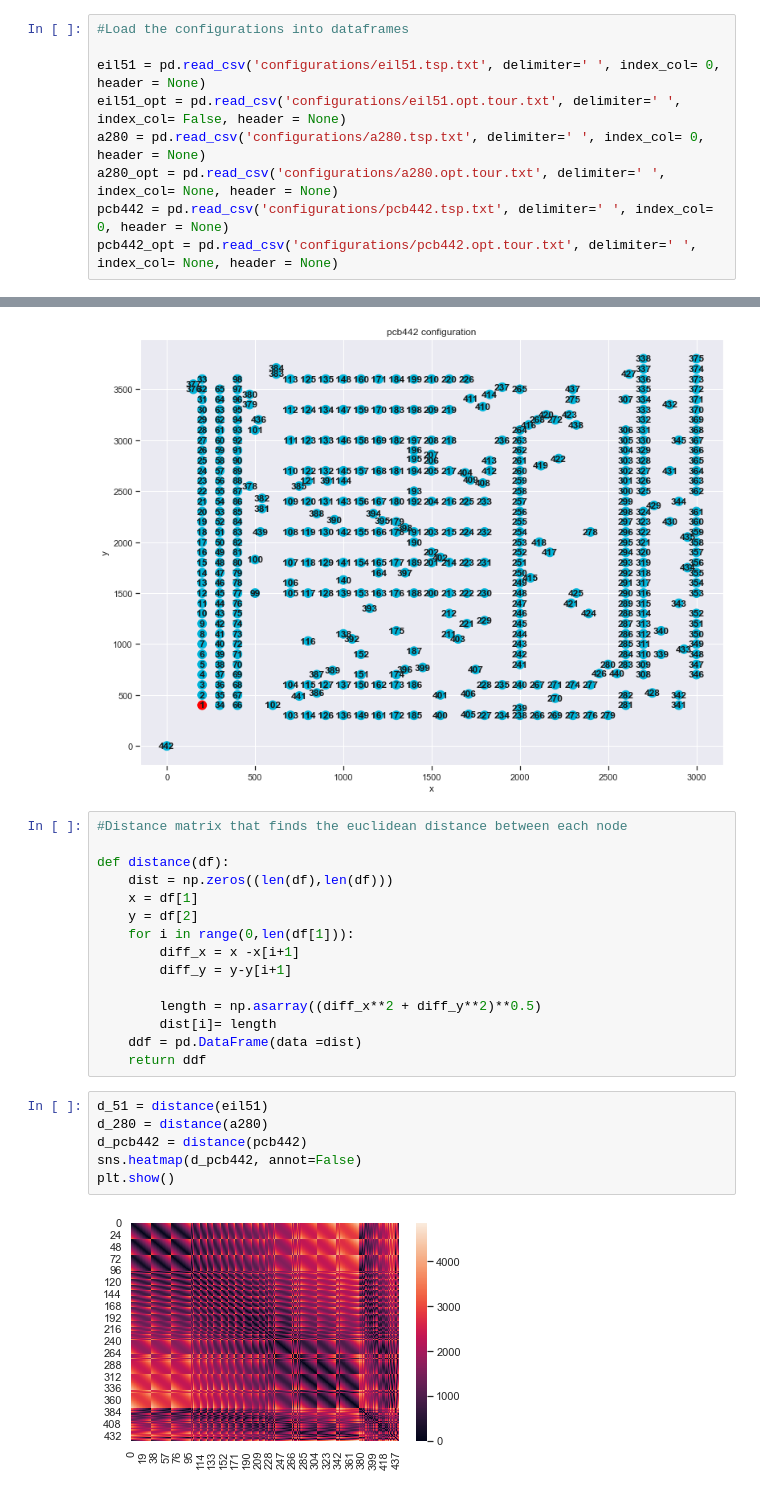
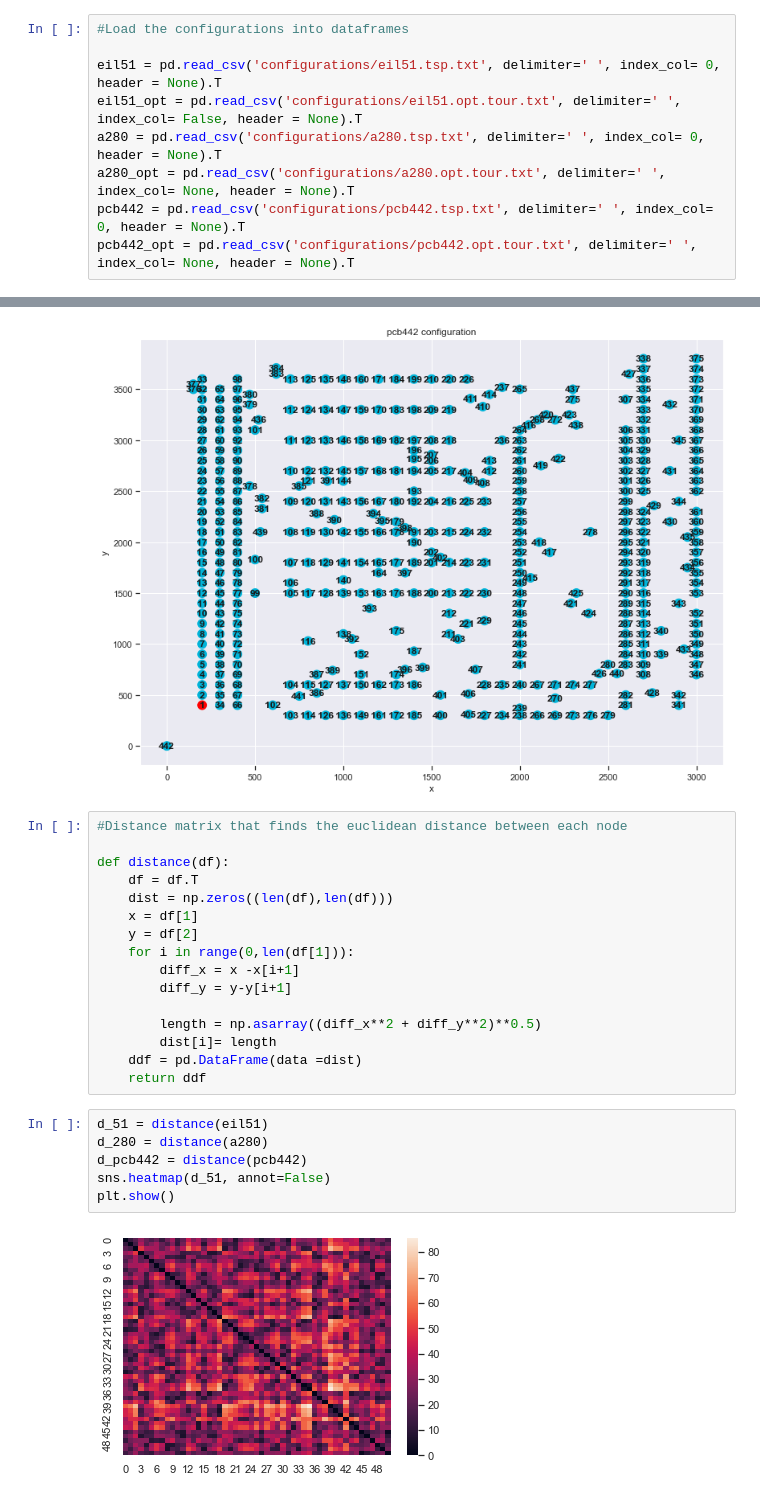
Before and after one commit to YunxiangLi/Stochastic-Simulation-2021, a Jupyter notebook: Assignment 3/a3.ipynb, the cells around one changed output, grey strips where cells are left out. Drawn from its saved outputs; the diff is of its cells as text.

```diff
--- a/Assignment 3/a3.ipynb
+++ b/Assignment 3/a3.ipynb
@@ -9,12 +9,12 @@ from utilities import *
 # %%
 #Load the configurations into dataframes
 
-eil51 = pd.read_csv('configurations/eil51.tsp.txt', delimiter=' ', index_col= 0, header = None)
-eil51_opt = pd.read_csv('configurations/eil51.opt.tour.txt', delimiter=' ', index_col= False, header = None)
-a280 = pd.read_csv('configurations/a280.tsp.txt', delimiter=' ', index_col= 0, header = None)
-a280_opt = pd.read_csv('configurations/a280.opt.tour.txt', delimiter=' ', index_col= None, header = None)
-pcb442 = pd.read_csv('configurations/pcb442.tsp.txt', delimiter=' ', index_col= 0, header = None)
-pcb442_opt = pd.read_csv('configurations/pcb442.opt.tour.txt', delimiter=' ', index_col= None, header = None)
+eil51 = pd.read_csv('configurations/eil51.tsp.txt', delimiter=' ', index_col= 0, header = None).T
+eil51_opt = pd.read_csv('configurations/eil51.opt.tour.txt', delimiter=' ', index_col= False, header = None).T
+a280 = pd.read_csv('configurations/a280.tsp.txt', delimiter=' ', index_col= 0, header = None).T
+a280_opt = pd.read_csv('configurations/a280.opt.tour.txt', delimiter=' ', index_col= None, header = None).T
+pcb442 = pd.read_csv('configurations/pcb442.tsp.txt', delimiter=' ', index_col= 0, header = None).T
+pcb442_opt = pd.read_csv('configurations/pcb442.opt.tour.txt', delimiter=' ', index_col= None, header = None).T
 # %%
 #Create the graphs
 
@@ -43,6 +47,7 @@ graph_plotter(G_pcb442,pos_pcb442,'pcb442',size=13)
 #Distance matrix that finds the euclidean distance between each node
 
 def distance(df):
+    df = df.T
     dist = np.zeros((len(df),len(df)))
     x = df[1]
     y = df[2]
@@ -57,8 +62,8 @@ def distance(df):
 # %%
 d_51 = distance(eil51)
 d_280 = distance(a280)
 d_pcb442 = distance(pcb442)
-sns.heatmap(d_pcb442, annot=False)
+sns.heatmap(d_51, annot=False)
 plt.show()
 # %% [output]
-[figure, old version]
+[figure, new version]
```
Also changed, not shown: parts of 10 cells of this notebook, 4 other files.
